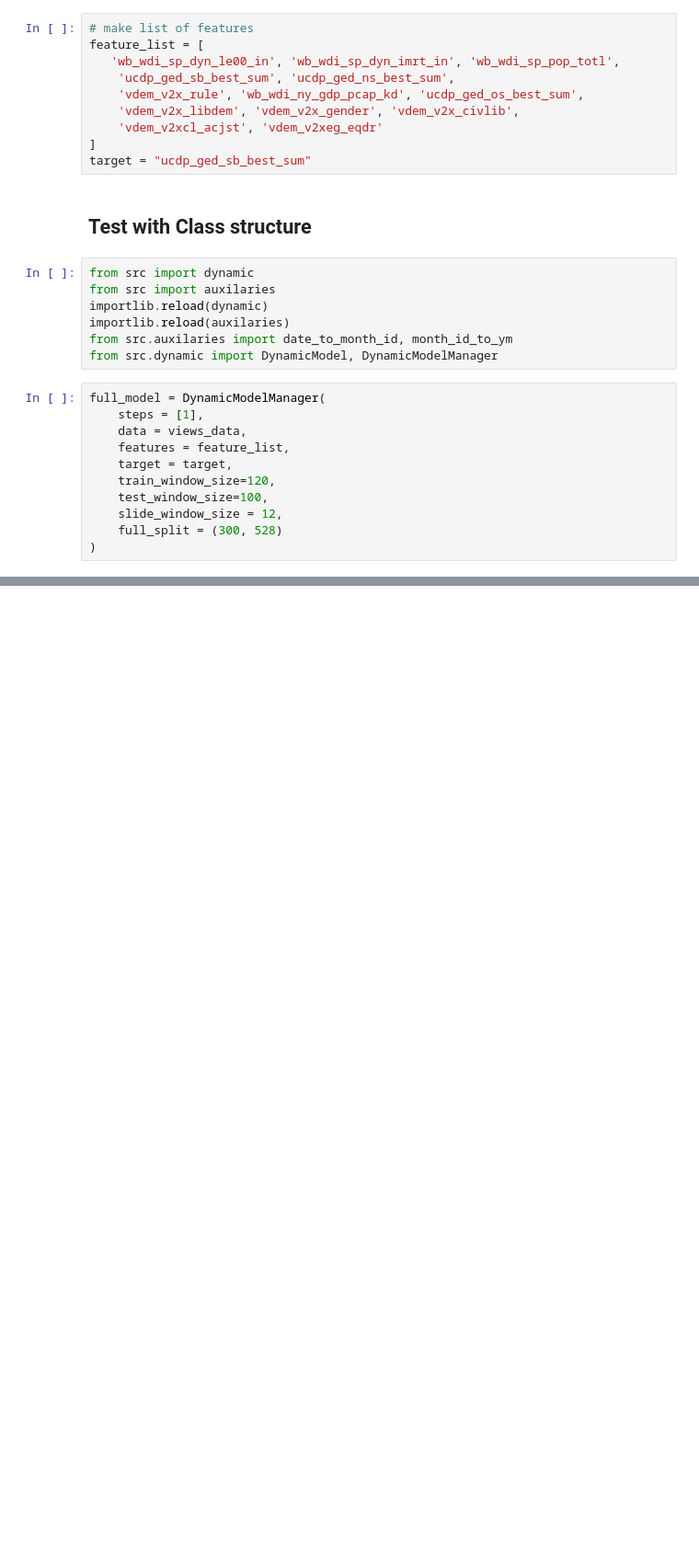
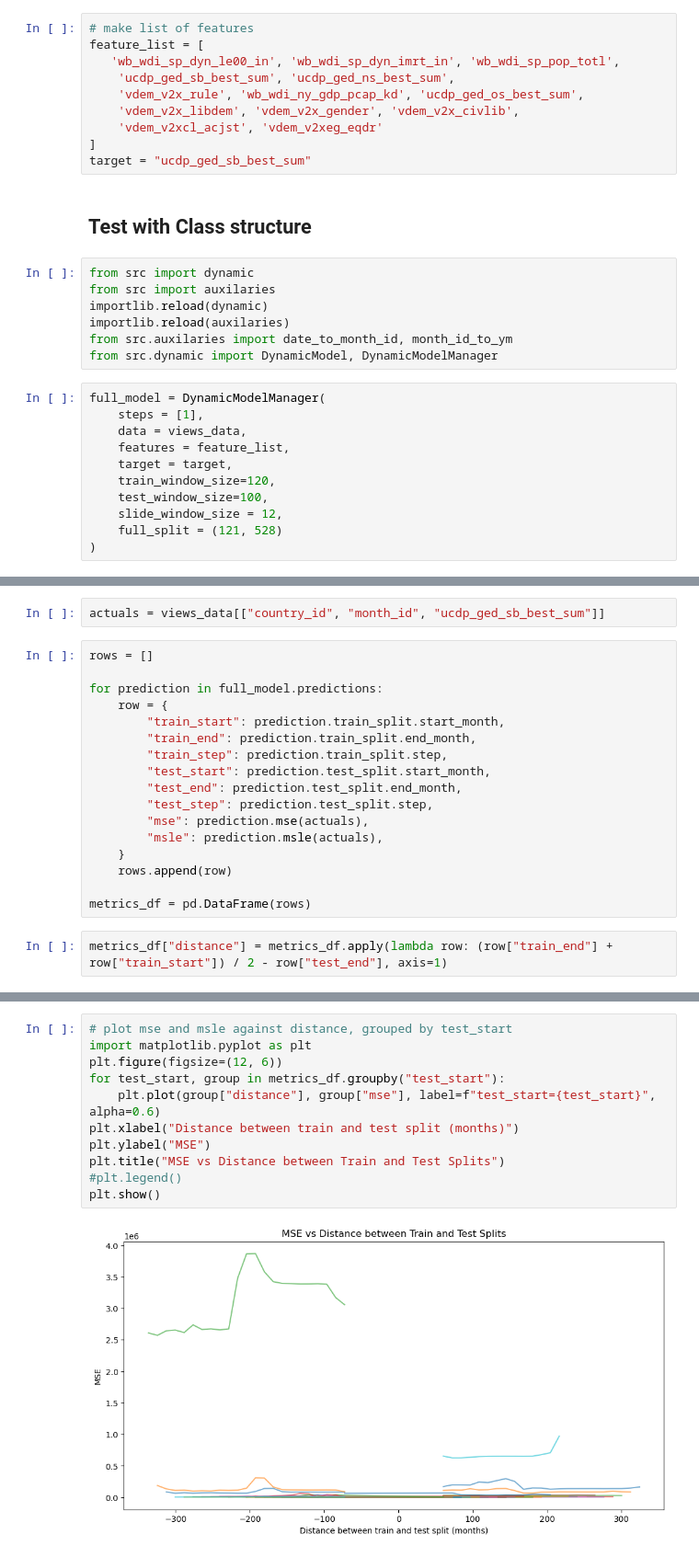
Before and after one commit to lboekestein/masterthesis, a Jupyter notebook: notebooks/sandbox.ipynb, the cells around one changed output, grey strips where cells are left out. Shown at 92% size. Drawn from its saved outputs; the diff is of its cells as text; blank space fills up the shorter version.

Commit message:
fix training bug, add documentation

```diff
--- a/notebooks/sandbox.ipynb
+++ b/notebooks/sandbox.ipynb
@@ -74,7 +74,7 @@ full_model = DynamicModelManager(
     train_window_size=120,
     test_window_size=100,
     slide_window_size = 12,
-    full_split = (300, 528)
+    full_split = (121, 528)
 )
 # %%
 full_model.fit()
@@ -110,0 +85,21 @@ views_data.head()
+# %%
+actuals = views_data[["country_id", "month_id", "ucdp_ged_sb_best_sum"]]
+# %%
+rows = []
+
+for prediction in full_model.predictions:
+    row = {
+        "train_start": prediction.train_split.start_month,
+        "train_end": prediction.train_split.end_month,
+        "train_step": prediction.train_split.step,
+        "test_start": prediction.test_split.start_month,
+        "test_end": prediction.test_split.end_month,
+        "test_step": prediction.test_split.step,
+        "mse": prediction.mse(actuals),
+        "msle": prediction.msle(actuals),
+    }
+    rows.append(row)
+
+metrics_df = pd.DataFrame(rows)
+# %%
+metrics_df["distance"] = metrics_df.apply(lambda row: (row["train_end"] + row["train_start"]) / 2 - row["test_end"], axis=1)
@@ -110,0 +126,13 @@ views_data.head()
+# %%
+# plot mse and msle against distance, grouped by test_start
+import matplotlib.pyplot as plt
+plt.figure(figsize=(12, 6))
+for test_start, group in metrics_df.groupby("test_start"):
+    plt.plot(group["distance"], group["mse"], label=f"test_start={test_start}", alpha=0.6)
+plt.xlabel("Distance between train and test split (months)")
+plt.ylabel("MSE")
+plt.title("MSE vs Distance between Train and Test Splits")
+#plt.legend()
+plt.show()
+# %% [output]
+[figure, added]
```
Also changed, not shown: parts of 32 cells of this notebook, 2 other files.
